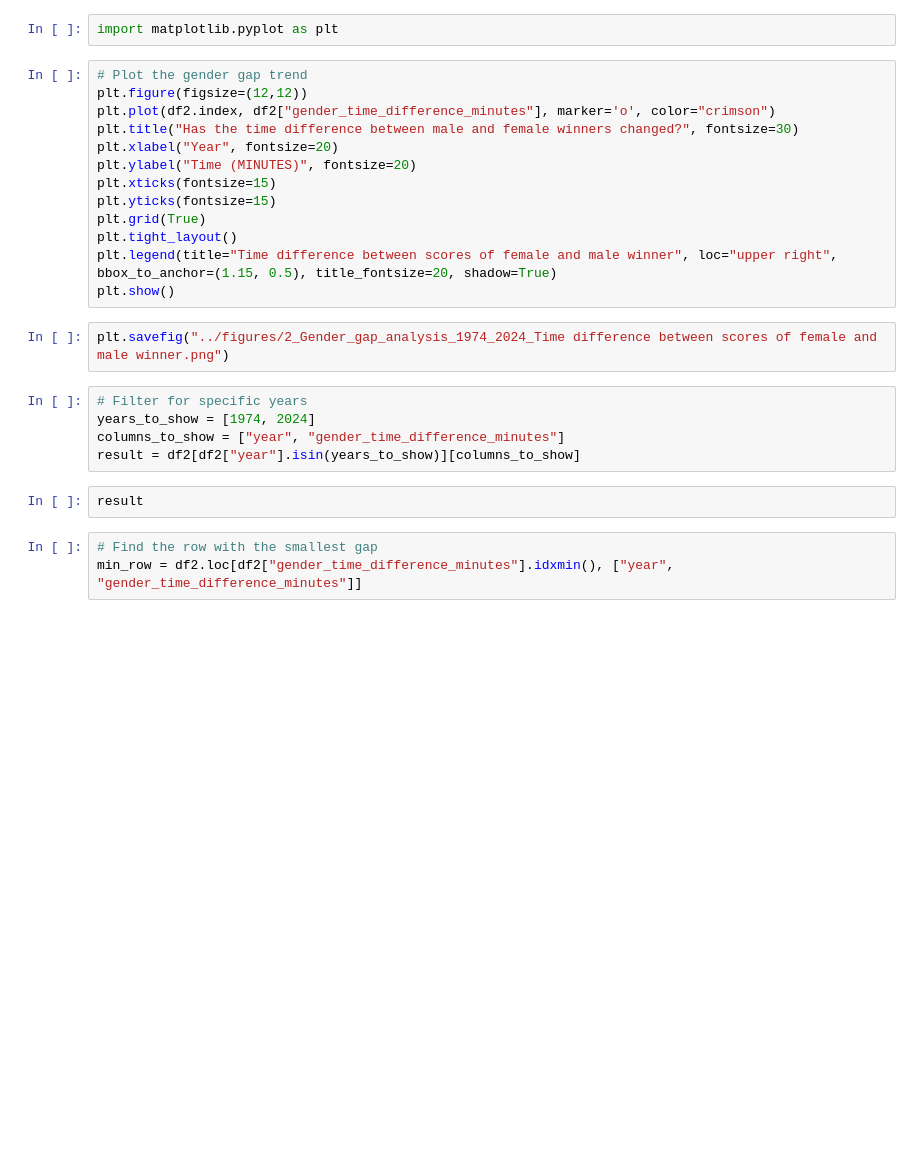
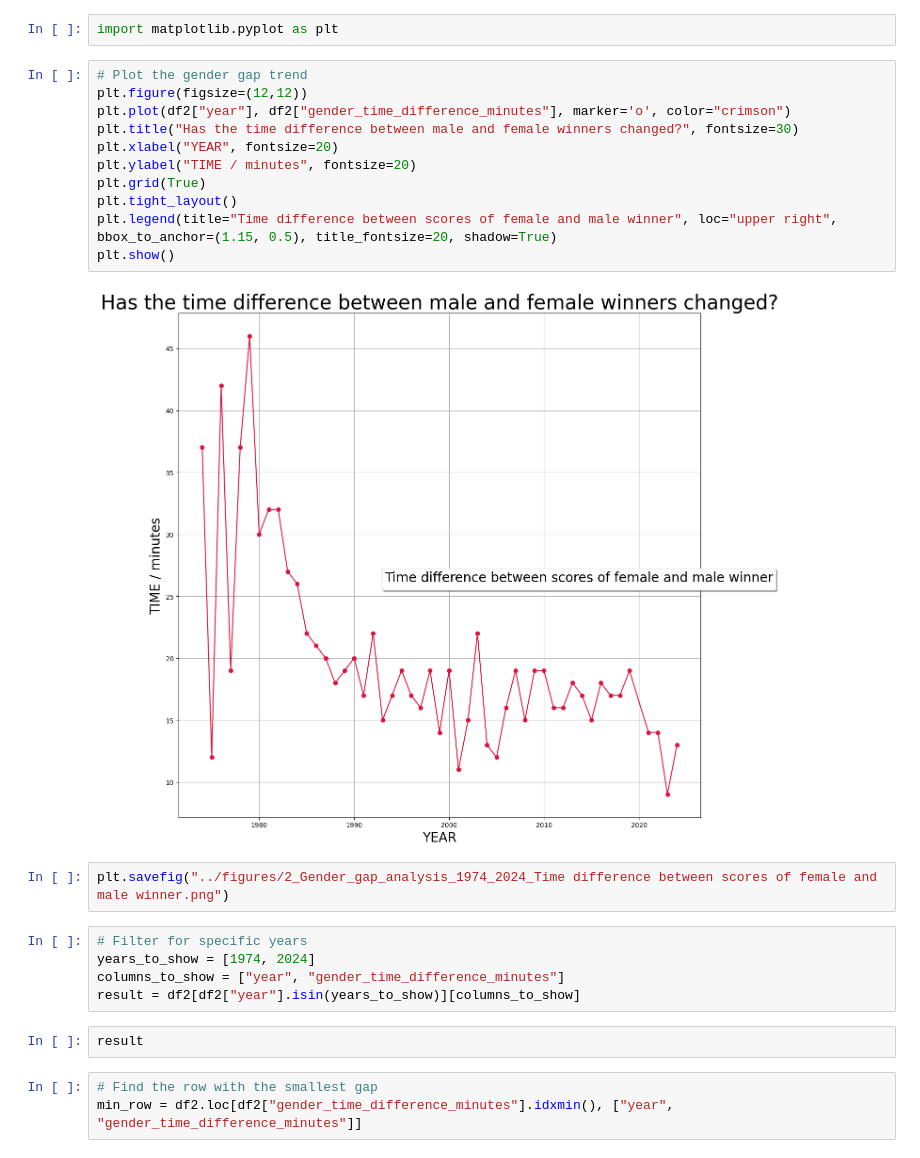
Before and after one commit to jomachase/first_project, a Jupyter notebook: notebooks/2_Gender_gap_analysis_Kinga.ipynb, the cells around one changed output. Saved outputs shown, nothing was run; the diff lists cells and outputs as text; blank space fills up the shorter version.

```diff
--- a/notebooks/2_Gender_gap_analysis_Kinga.ipynb
+++ b/notebooks/2_Gender_gap_analysis_Kinga.ipynb
@@ -63,16 +205,16 @@ import matplotlib.pyplot as plt
 # %%
 # Plot the gender gap trend
 plt.figure(figsize=(12,12))
-plt.plot(df2.index, df2["gender_time_difference_minutes"], marker='o', color="crimson")
+plt.plot(df2["year"], df2["gender_time_difference_minutes"], marker='o', color="crimson")
 plt.title("Has the time difference between male and female winners changed?", fontsize=30)
-plt.xlabel("Year", fontsize=20)
-plt.ylabel("Time (MINUTES)", fontsize=20)
-plt.xticks(fontsize=15)
-plt.yticks(fontsize=15)
+plt.xlabel("YEAR", fontsize=20)
+plt.ylabel("TIME / minutes", fontsize=20)
 plt.grid(True)
 plt.tight_layout()
 plt.legend(title="Time difference between scores of female and male winner", loc="upper right", bbox_to_anchor=(1.15, 0.5), title_fontsize=20, shadow=True)
 plt.show()
+# %% [output]
+[figure, added]
 # %%
 plt.savefig("../figures/2_Gender_gap_analysis_1974_2024_Time difference between scores of female and male winner.png")
 # %%
```
Also changed, not shown: parts of 9 cells of this notebook.
